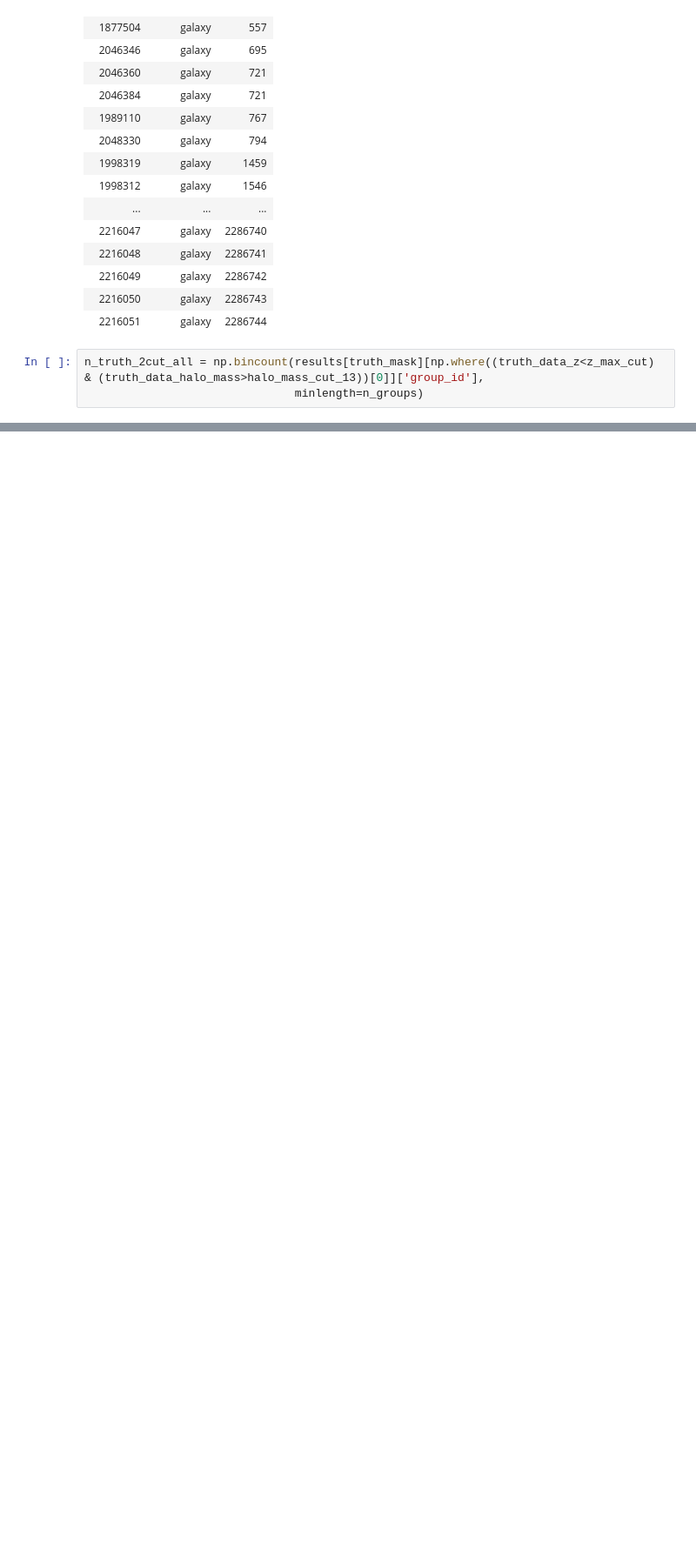
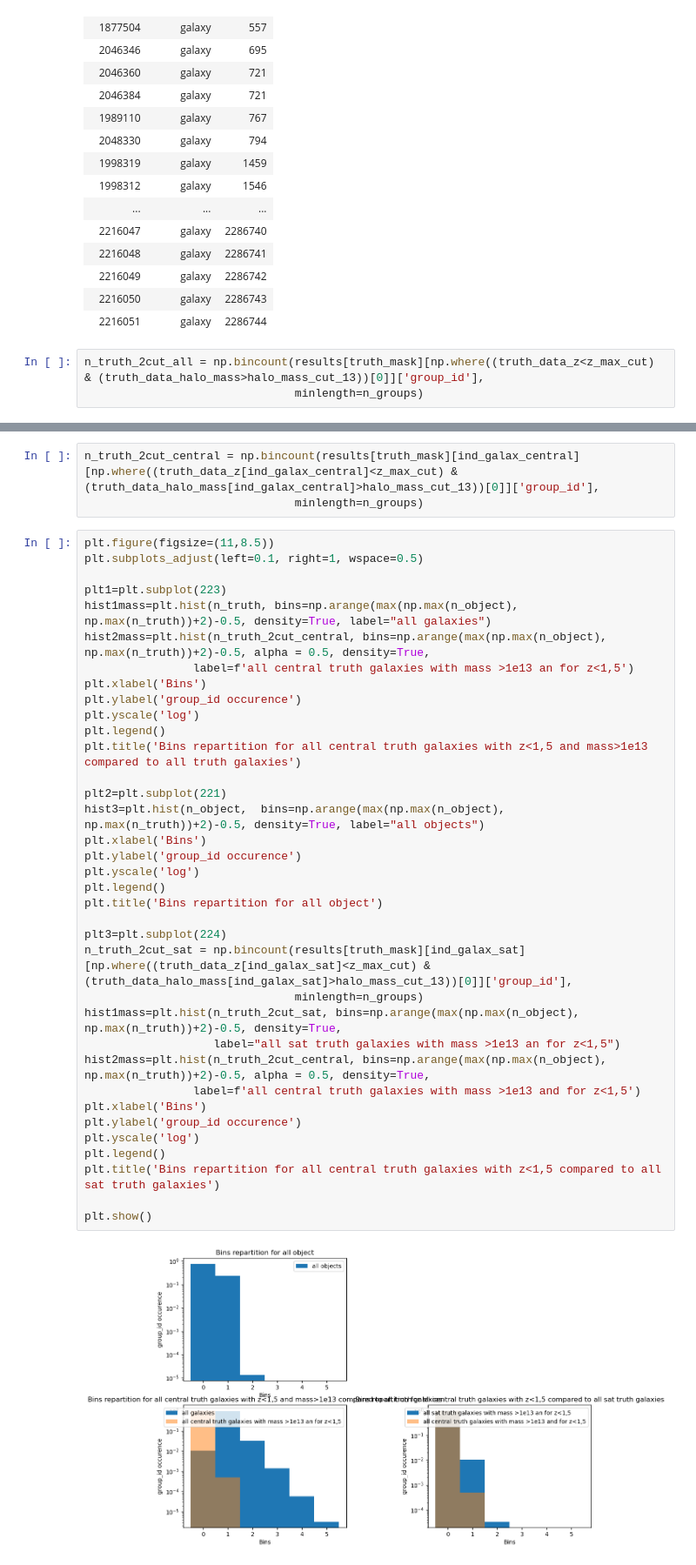
Before and after one commit to GabrielFrugier/stage_LSST, a Jupyter notebook: nt_nobs_system.ipynb, the cells around one changed output, grey strips where cells are left out. Shown at 87% size. Saved outputs shown, nothing was run; the diff lists cells and outputs as text; blank space fills up the shorter version.

```diff
--- a/nt_nobs_system.ipynb
+++ b/nt_nobs_system.ipynb
@@ -1603,0 +1779,41 @@ plt.show()
+# %%
+n_truth_2cut_central = np.bincount(results[truth_mask][ind_galax_central][np.where((truth_data_z[ind_galax_central]<z_max_cut) & (truth_data_halo_mass[ind_galax_central]>halo_mass_cut_13))[0]]['group_id'],
+                               minlength=n_groups)
+# %%
+plt.figure(figsize=(11,8.5))
+plt.subplots_adjust(left=0.1, right=1, wspace=0.5)
+
+plt1=plt.subplot(223)
+hist1mass=plt.hist(n_truth, bins=np.arange(max(np.max(n_object), np.max(n_truth))+2)-0.5, density=True, label="all galaxies")
+hist2mass=plt.hist(n_truth_2cut_central, bins=np.arange(max(np.max(n_object), np.max(n_truth))+2)-0.5, alpha = 0.5, density=True,
+                label=f'all central truth galaxies with mass >1e13 an for z<1,5')
+plt.xlabel('Bins')
+plt.ylabel('group_id occurence')
+plt.yscale('log')
+plt.legend()
+plt.title('Bins repartition for all central truth galaxies with z<1,5 and mass>1e13 compared to all truth galaxies')
+
+plt2=plt.subplot(221)
+hist3=plt.hist(n_object,  bins=np.arange(max(np.max(n_object), np.max(n_truth))+2)-0.5, density=True, label="all objects")
+plt.xlabel('Bins')
+plt.ylabel('group_id occurence')
+plt.yscale('log')
+plt.legend()
+plt.title('Bins repartition for all object')
+
+plt3=plt.subplot(224)
+n_truth_2cut_sat = np.bincount(results[truth_mask][ind_galax_sat][np.where((truth_data_z[ind_galax_sat]<z_max_cut) & (truth_data_halo_mass[ind_galax_sat]>halo_mass_cut_13))[0]]['group_id'],
+                               minlength=n_groups)
+hist1mass=plt.hist(n_truth_2cut_sat, bins=np.arange(max(np.max(n_object), np.max(n_truth))+2)-0.5, density=True,
+                   label="all sat truth galaxies with mass >1e13 an for z<1,5")
+hist2mass=plt.hist(n_truth_2cut_central, bins=np.arange(max(np.max(n_object), np.max(n_truth))+2)-0.5, alpha = 0.5, density=True,
+                label=f'all central truth galaxies with mass >1e13 and for z<1,5')
+plt.xlabel('Bins')
+plt.ylabel('group_id occurence')
+plt.yscale('log')
+plt.legend()
+plt.title('Bins repartition for all central truth galaxies with z<1,5 compared to all sat truth galaxies')
+
+plt.show()
+# %% [output]
+[figure, added]
```
Also changed, not shown: parts of 25 cells of this notebook.
